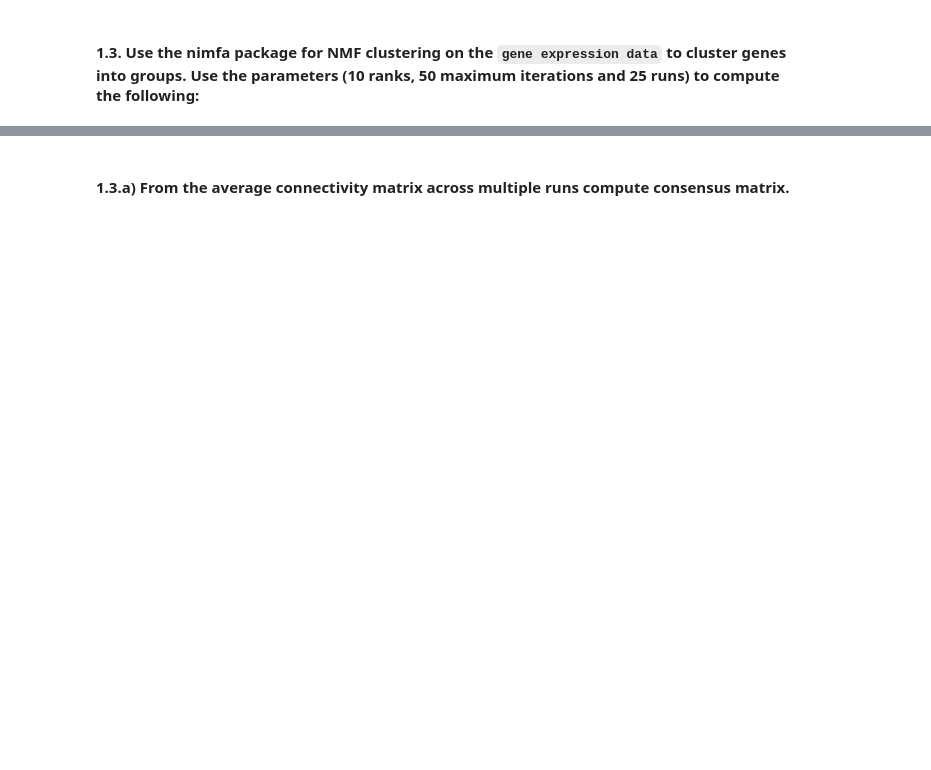
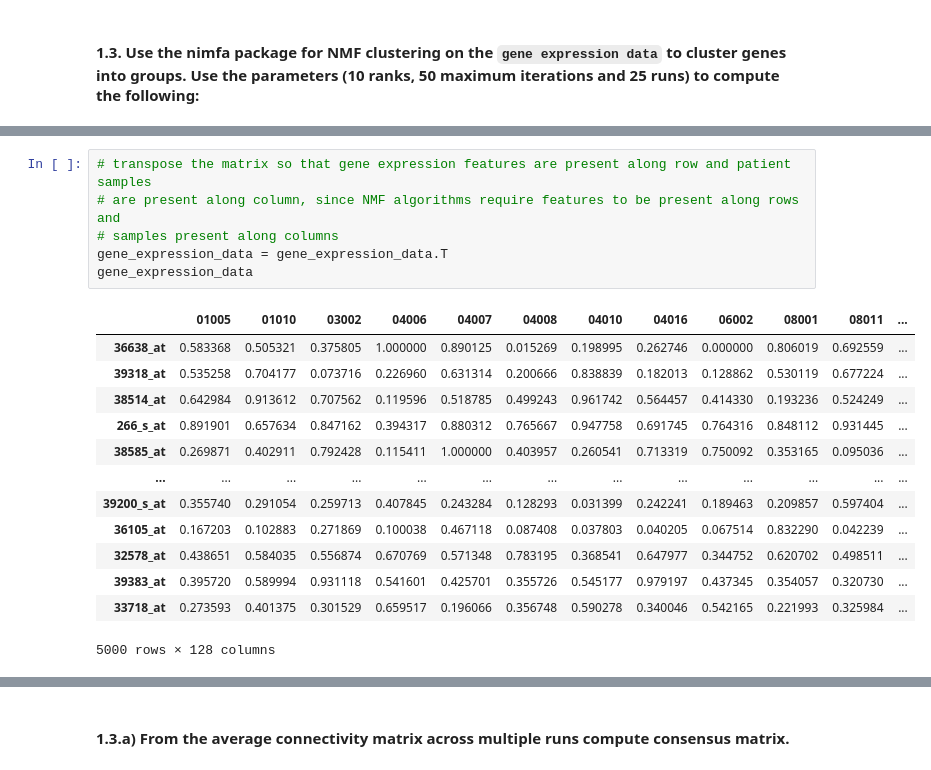
Before and after one commit to FabriceBeaumont/MA-INF_4216_Biomedical_DS_and_AI, a Jupyter notebook: Sheet6/Assignment6_Solutions.ipynb, the cells around one changed output, grey strips where cells are left out. Drawn from its saved outputs; the diff is of its cells as text; blank space fills up the shorter version.

```diff
--- a/Sheet6/Assignment6_Solutions.ipynb
+++ b/Sheet6/Assignment6_Solutions.ipynb
@@ -41,0 +104,20 @@ gene_expression_ds.head(4)
+# %%
+# transpose the matrix so that gene expression features are present along row and patient samples
+# are present along column, since NMF algorithms require features to be present along rows and
+# samples present along columns
+gene_expression_data = gene_expression_data.T
+gene_expression_data
+# %% [output]
+|  | 01005 | 01010 | 03002 | 04006 | 04007 | 04008 | 04010 | 04016 | 06002 | 08001 | 08011 | ... |
+| 36638_at | 0.583368 | 0.505321 | 0.375805 | 1.000000 | 0.890125 | 0.015269 | 0.198995 | 0.262746 | 0.000000 | 0.806019 | 0.692559 | ... |
+| 39318_at | 0.535258 | 0.704177 | 0.073716 | 0.226960 | 0.631314 | 0.200666 | 0.838839 | 0.182013 | 0.128862 | 0.530119 | 0.677224 | ... |
+| 38514_at | 0.642984 | 0.913612 | 0.707562 | 0.119596 | 0.518785 | 0.499243 | 0.961742 | 0.564457 | 0.414330 | 0.193236 | 0.524249 | ... |
+| 266_s_at | 0.891901 | 0.657634 | 0.847162 | 0.394317 | 0.880312 | 0.765667 | 0.947758 | 0.691745 | 0.764316 | 0.848112 | 0.931445 | ... |
+| 38585_at | 0.269871 | 0.402911 | 0.792428 | 0.115411 | 1.000000 | 0.403957 | 0.260541 | 0.713319 | 0.750092 | 0.353165 | 0.095036 | ... |
+| ... | ... | ... | ... | ... | ... | ... | ... | ... | ... | ... | ... | ... |
+| 39200_s_at | 0.355740 | 0.291054 | 0.259713 | 0.407845 | 0.243284 | 0.128293 | 0.031399 | 0.242241 | 0.189463 | 0.209857 | 0.597404 | ... |
+| 36105_at | 0.167203 | 0.102883 | 0.271869 | 0.100038 | 0.467118 | 0.087408 | 0.037803 | 0.040205 | 0.067514 | 0.832290 | 0.042239 | ... |
+| 32578_at | 0.438651 | 0.584035 | 0.556874 | 0.670769 | 0.571348 | 0.783195 | 0.368541 | 0.647977 | 0.344752 | 0.620702 | 0.498511 | ... |
+| 39383_at | 0.395720 | 0.589994 | 0.931118 | 0.541601 | 0.425701 | 0.355726 | 0.545177 | 0.979197 | 0.437345 | 0.354057 | 0.320730 | ... |
+| 33718_at | 0.273593 | 0.401375 | 0.301529 | 0.659517 | 0.196066 | 0.356748 | 0.590278 | 0.340046 | 0.542165 | 0.221993 | 0.325984 | ... |
+5000 rows × 128 columns
```
Also changed, not shown: parts of 12 cells of this notebook.
